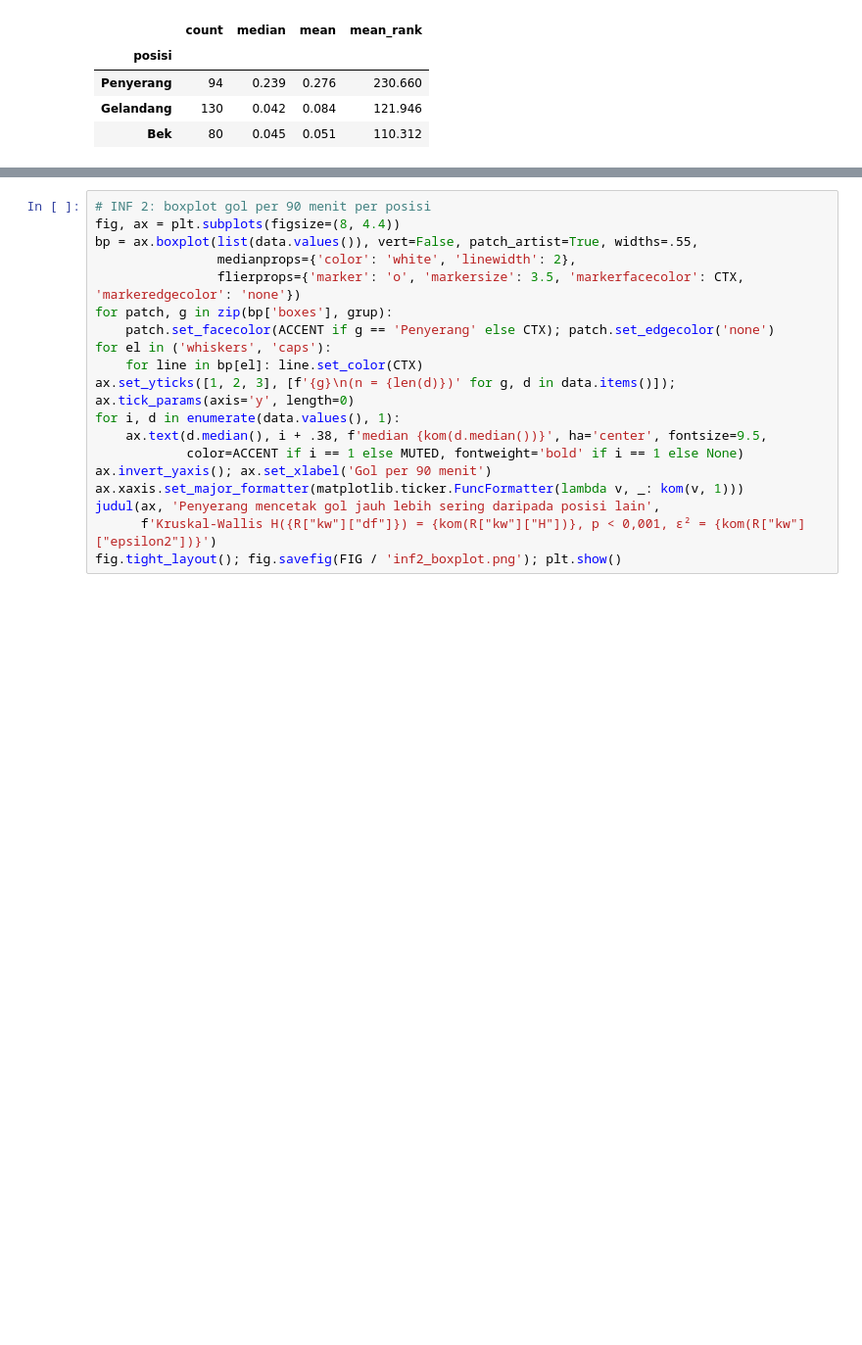
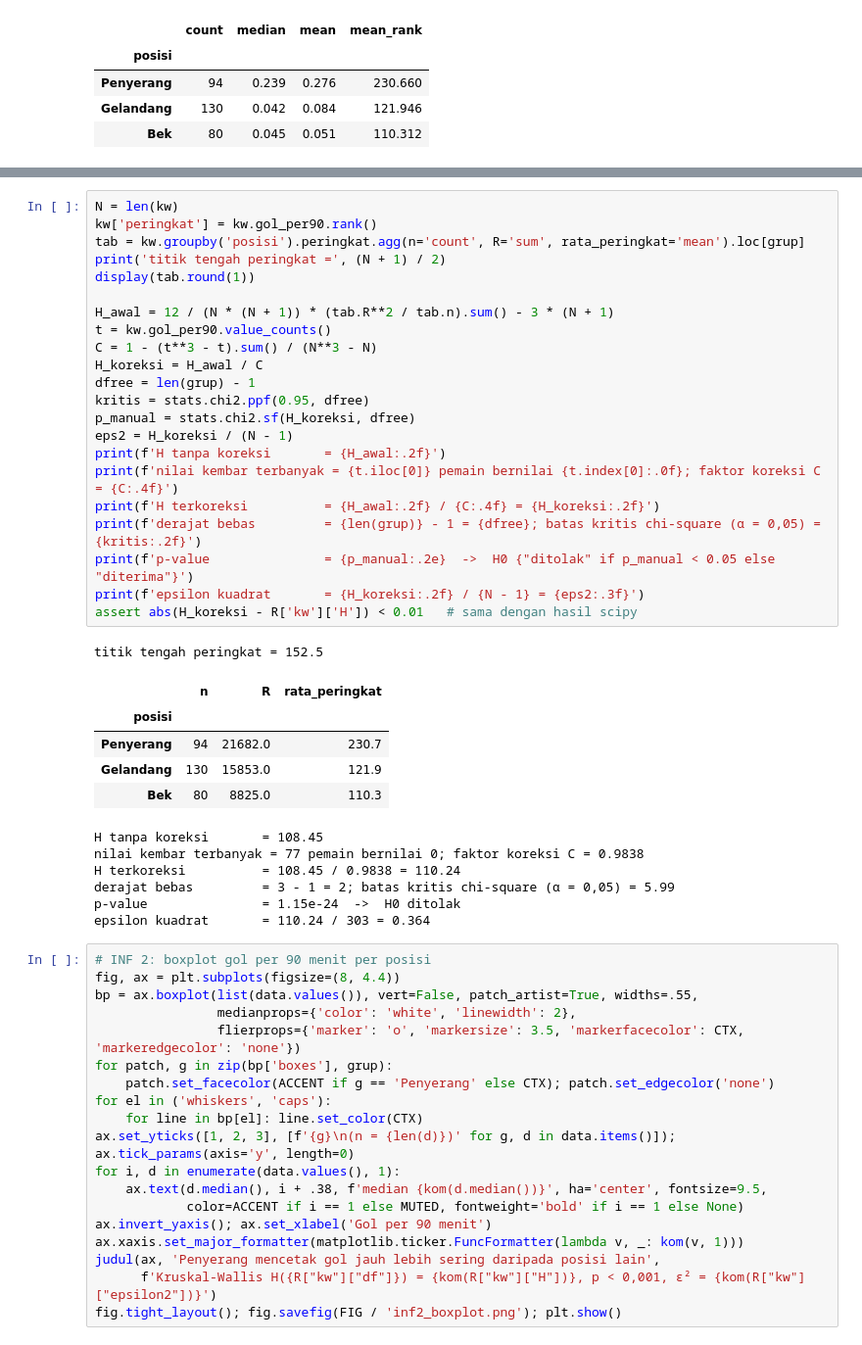
Before and after one commit to YonoBengkel/Goal-Scorer, a Jupyter notebook: uts_takehome_goal_dataset.ipynb, the cells around one changed output, grey strips where cells are left out. Shown at 98% size. Cells and saved outputs as stored; diff of their text form; blank space fills up the shorter version.

```diff
--- a/uts_takehome_goal_dataset.ipynb
+++ b/uts_takehome_goal_dataset.ipynb
@@ -237,3 +273,38 @@ print(R['kw']); ring.round(3)
+# %%
+N = len(kw)
+kw['peringkat'] = kw.gol_per90.rank()
+tab = kw.groupby('posisi').peringkat.agg(n='count', R='sum', rata_peringkat='mean').loc[grup]
+print('titik tengah peringkat =', (N + 1) / 2)
+display(tab.round(1))
+
+H_awal = 12 / (N * (N + 1)) * (tab.R**2 / tab.n).sum() - 3 * (N + 1)
+t = kw.gol_per90.value_counts()
+C = 1 - (t**3 - t).sum() / (N**3 - N)
+H_koreksi = H_awal / C
+dfree = len(grup) - 1
+kritis = stats.chi2.ppf(0.95, dfree)
+p_manual = stats.chi2.sf(H_koreksi, dfree)
+eps2 = H_koreksi / (N - 1)
+print(f'H tanpa koreksi       = {H_awal:.2f}')
+print(f'nilai kembar terbanyak = {t.iloc[0]} pemain bernilai {t.index[0]:.0f}; faktor koreksi C = {C:.4f}')
+print(f'H terkoreksi          = {H_awal:.2f} / {C:.4f} = {H_koreksi:.2f}')
+print(f'derajat bebas         = {len(grup)} - 1 = {dfree}; batas kritis chi-square (α = 0,05) = {kritis:.2f}')
+print(f'p-value               = {p_manual:.2e}  ->  H0 {"ditolak" if p_manual < 0.05 else "diterima"}')
+print(f'epsilon kuadrat       = {H_koreksi:.2f} / {N - 1} = {eps2:.3f}')
+assert abs(H_koreksi - R['kw']['H']) < 0.01   # sama dengan hasil scipy
+# %% [output]
+titik tengah peringkat = 152.5
+|  | n | R | rata_peringkat |
+| posisi |  |  |  |
+| Penyerang | 94 | 21682.0 | 230.7 |
+| Gelandang | 130 | 15853.0 | 121.9 |
+| Bek | 80 | 8825.0 | 110.3 |
+H tanpa koreksi       = 108.45
+nilai kembar terbanyak = 77 pemain bernilai 0; faktor koreksi C = 0.9838
+H terkoreksi          = 108.45 / 0.9838 = 110.24
+derajat bebas         = 3 - 1 = 2; batas kritis chi-square (α = 0,05) = 5.99
+p-value               = 1.15e-24  ->  H0 ditolak
+epsilon kuadrat       = 110.24 / 303 = 0.364
 # %%
 # INF 2: boxplot gol per 90 menit per posisi
 fig, ax = plt.subplots(figsize=(8, 4.4))
```
Also changed, not shown: parts of 15 cells of this notebook.
